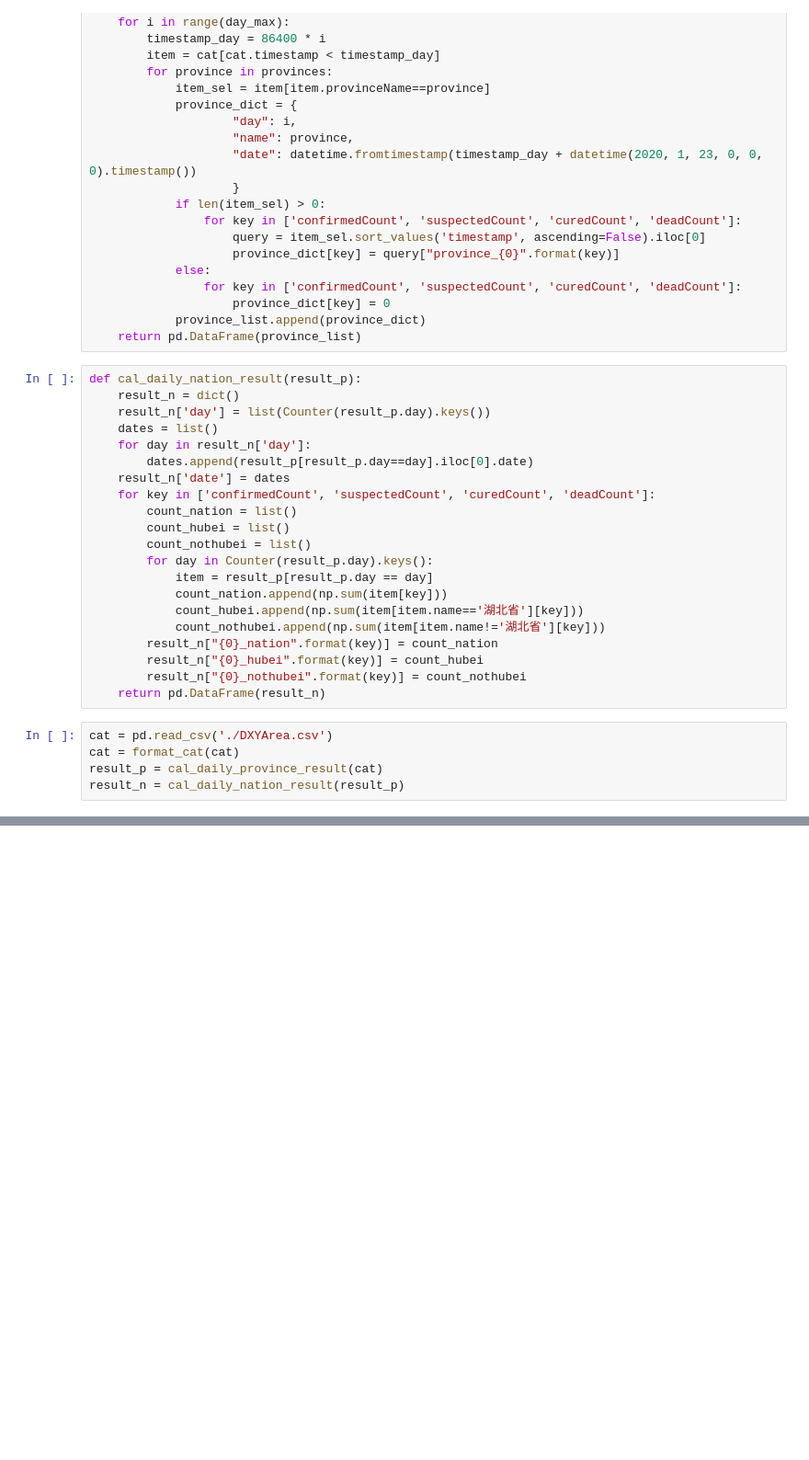
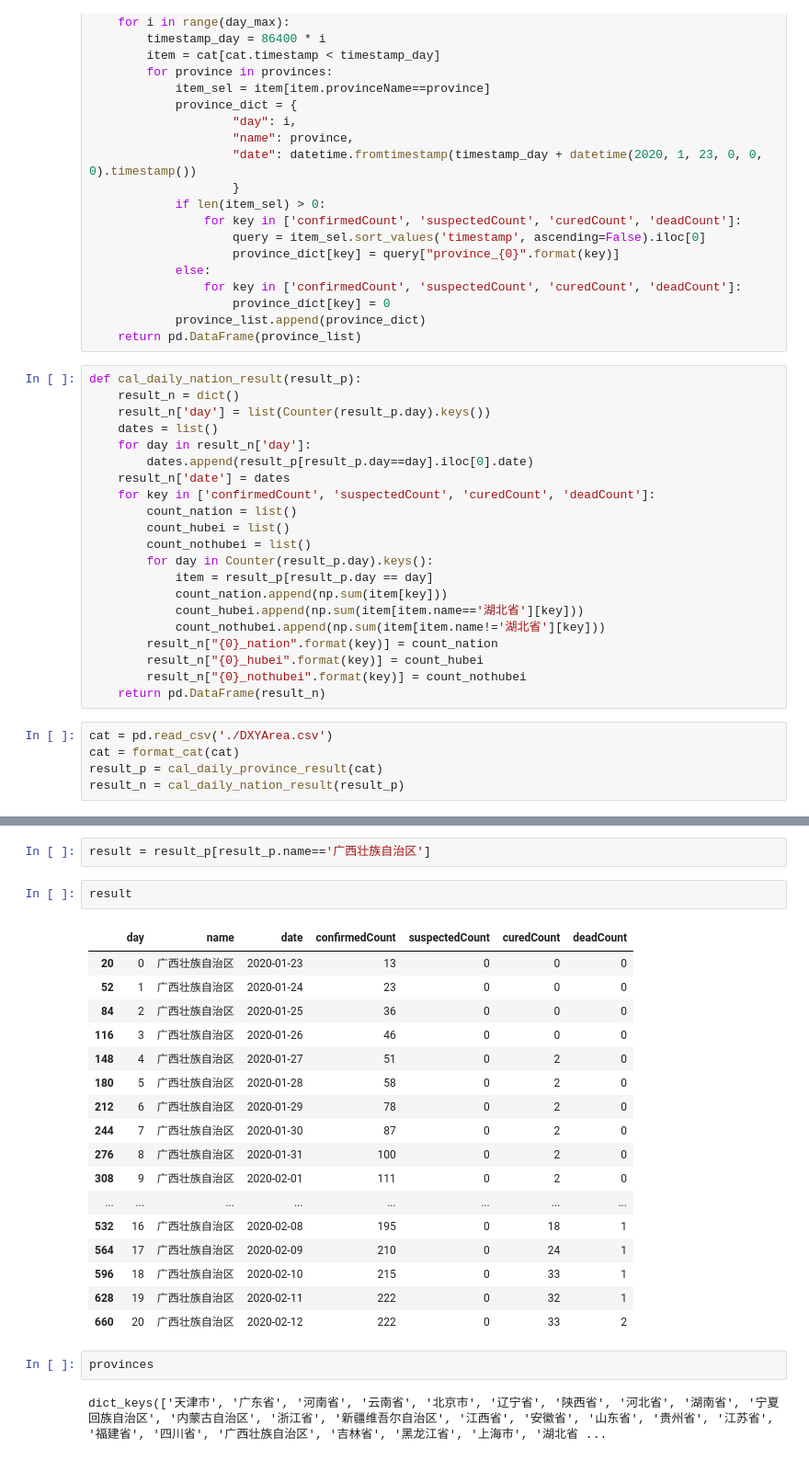
Before and after one commit to swj1442291549/COVID-19-analysis, a Jupyter notebook: analysis.ipynb, the cells around one changed output, grey strips where cells are left out. Shown at 92% size. Cells and saved outputs as stored; diff of their text form; blank space fills up the shorter version.

```diff
--- a/analysis.ipynb
+++ b/analysis.ipynb
@@ -149,0 +175,26 @@ fig.show()
+# %%
+result = result_p[result_p.name=='广西壮族自治区']
+# %%
+result
+# %% [output]
+|  | day | name | date | confirmedCount | suspectedCount | curedCount | deadCount |
+| 20 | 0 | 广西壮族自治区 | 2020-01-23 | 13 | 0 | 0 | 0 |
+| 52 | 1 | 广西壮族自治区 | 2020-01-24 | 23 | 0 | 0 | 0 |
+| 84 | 2 | 广西壮族自治区 | 2020-01-25 | 36 | 0 | 0 | 0 |
+| 116 | 3 | 广西壮族自治区 | 2020-01-26 | 46 | 0 | 0 | 0 |
+| 148 | 4 | 广西壮族自治区 | 2020-01-27 | 51 | 0 | 2 | 0 |
+| 180 | 5 | 广西壮族自治区 | 2020-01-28 | 58 | 0 | 2 | 0 |
+| 212 | 6 | 广西壮族自治区 | 2020-01-29 | 78 | 0 | 2 | 0 |
+| 244 | 7 | 广西壮族自治区 | 2020-01-30 | 87 | 0 | 2 | 0 |
+| 276 | 8 | 广西壮族自治区 | 2020-01-31 | 100 | 0 | 2 | 0 |
+| 308 | 9 | 广西壮族自治区 | 2020-02-01 | 111 | 0 | 2 | 0 |
+| ... | ... | ... | ... | ... | ... | ... | ... |
+| 532 | 16 | 广西壮族自治区 | 2020-02-08 | 195 | 0 | 18 | 1 |
+| 564 | 17 | 广西壮族自治区 | 2020-02-09 | 210 | 0 | 24 | 1 |
+| 596 | 18 | 广西壮族自治区 | 2020-02-10 | 215 | 0 | 33 | 1 |
+| 628 | 19 | 广西壮族自治区 | 2020-02-11 | 222 | 0 | 32 | 1 |
+| 660 | 20 | 广西壮族自治区 | 2020-02-12 | 222 | 0 | 33 | 2 |
+# %%
+provinces
+# %% [output]
+dict_keys(['天津市', '广东省', '河南省', '云南省', '北京市', '辽宁省', '陕西省', '河北省', '湖南省', '宁夏回族自治区', '内蒙古自治区', '浙江省', '新疆维吾尔自治区', '江西省', '安徽省', '山东省', '贵州省', '江苏省', '福建省', '四川省', '广西壮族自治区', '吉林省', '黑龙江省', '上海市', '湖北省 ...
```
Also changed, not shown: parts of 3 cells of this notebook, 1 other file.
